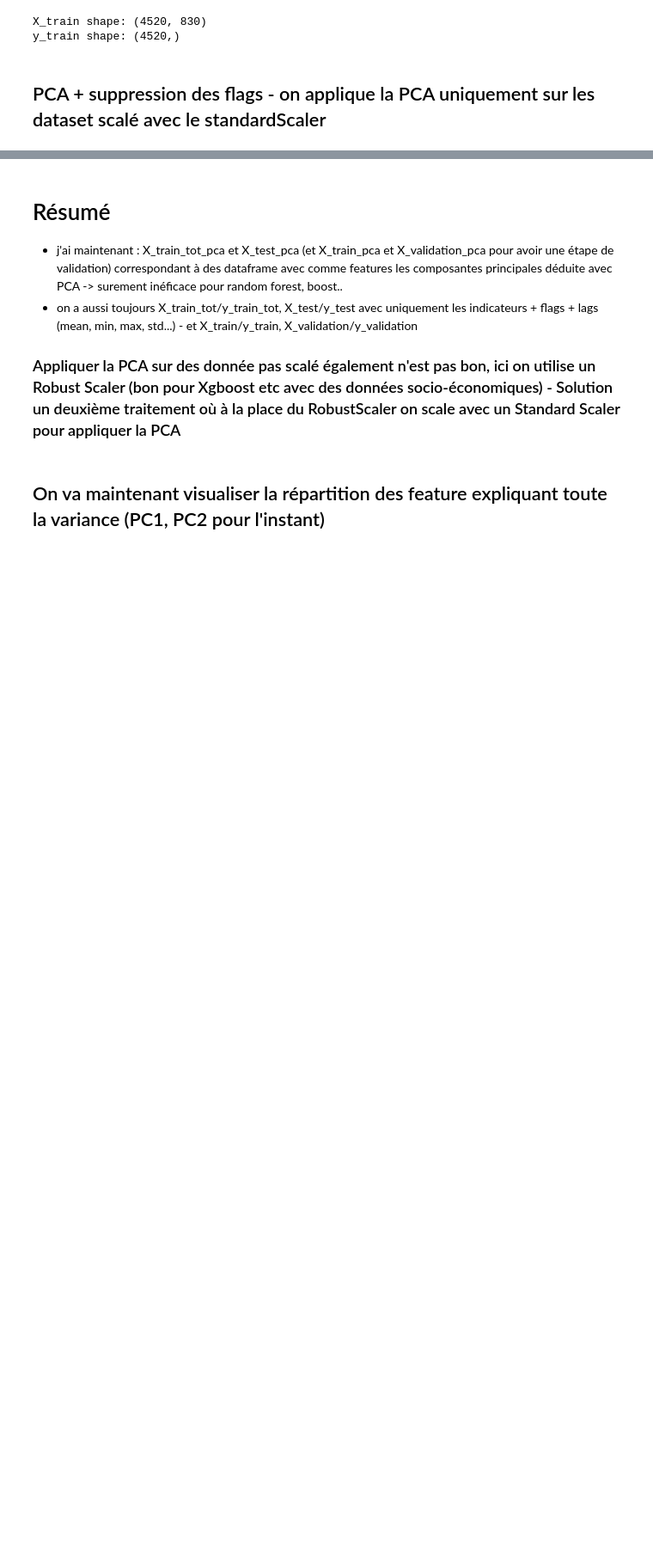
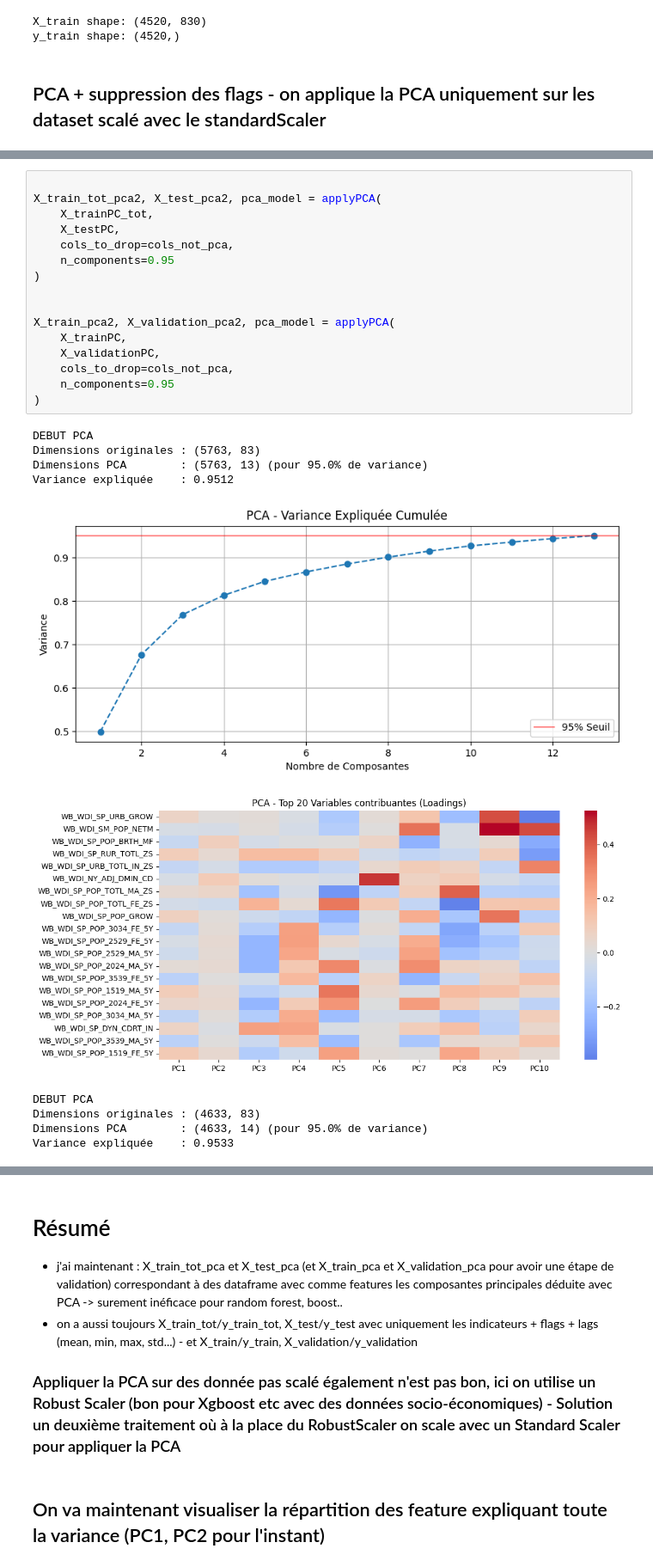
Before and after one commit to RaphaelMld/ConflictPrediction, a Jupyter notebook: timeSeries/preprocessTimeSeries.ipynb, the cells around one changed output, grey strips where cells are left out. Shown at 86% size. Saved outputs shown, nothing was run; the diff lists cells and outputs as text; blank space fills up the shorter version.

```diff
--- a/timeSeries/preprocessTimeSeries.ipynb
+++ b/timeSeries/preprocessTimeSeries.ipynb
@@ -756,0 +858,27 @@ Variance expliquée    : 0.9992
+# %%
+
+X_train_tot_pca2, X_test_pca2, pca_model = applyPCA(
+    X_trainPC_tot,
+    X_testPC,
+    cols_to_drop=cols_not_pca,
+    n_components=0.95
+)
+
+
+X_train_pca2, X_validation_pca2, pca_model = applyPCA(
+    X_trainPC,
+    X_validationPC,
+    cols_to_drop=cols_not_pca,
+    n_components=0.95
+)
+# %% [output]
+DEBUT PCA
+Dimensions originales : (5763, 83)
+Dimensions PCA        : (5763, 13) (pour 95.0% de variance)
+Variance expliquée    : 0.9512
+[figure, added]
+[figure, added]
+DEBUT PCA
+Dimensions originales : (4633, 83)
+Dimensions PCA        : (4633, 14) (pour 95.0% de variance)
+Variance expliquée    : 0.9533
```
Also changed, not shown: parts of 72 cells of this notebook, 2 other files.
